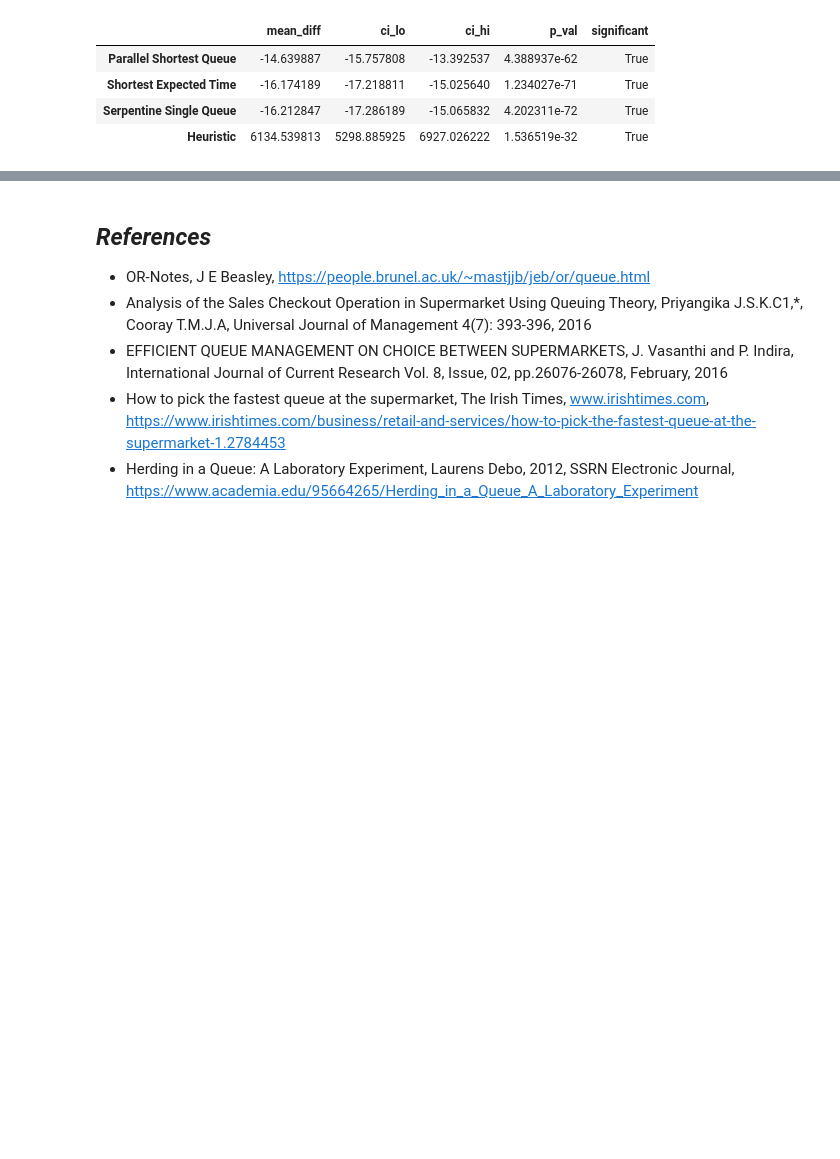
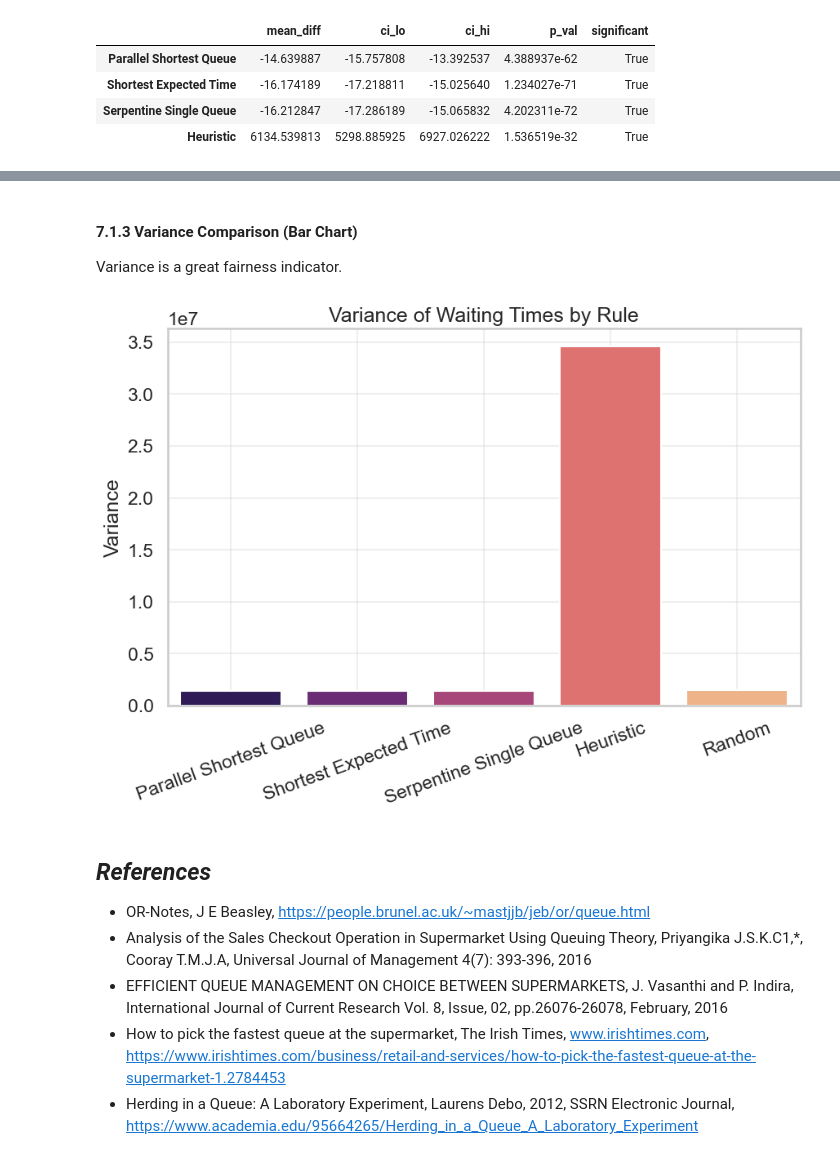
Before and after one commit to mnemtserov/math-concepts-for-devs-project, a Jupyter notebook: math_project.ipynb, the cells around one changed output, grey strips where cells are left out. Cells and saved outputs as stored; diff of their text form; code cells hidden in the pictures; blank space fills up the shorter version.

```diff
--- a/math_project.ipynb
+++ b/math_project.ipynb
@@ -352,3 +392,25 @@ Paired diffs vs Random (mean wait):
+# %% [markdown]
+#### 7.1.3 Variance Comparison (Bar Chart)
+Variance is a great fairness indicator.
+# %%
+plt.figure(figsize=(10, 6))
+var_values = [summary_df.loc[rule, "var_wait_mean"] for rule in rules]
+
+sns.barplot(
+    x=rules,
+    y=var_values,
+    hue=rules,          # assign hue to x variable
+    palette="magma",
+    legend=False        # hide redundant legend
+)
+
+plt.title("Variance of Waiting Times by Rule")
+plt.ylabel("Variance")
+plt.xticks(rotation=20)
+plt.grid(alpha=0.3)
+plt.show()
+# %% [output]
+[figure, added]
 # %% [markdown]
 <a id="references"></a>
 ## *References*
```
Also changed, not shown: parts of 5 cells of this notebook.
